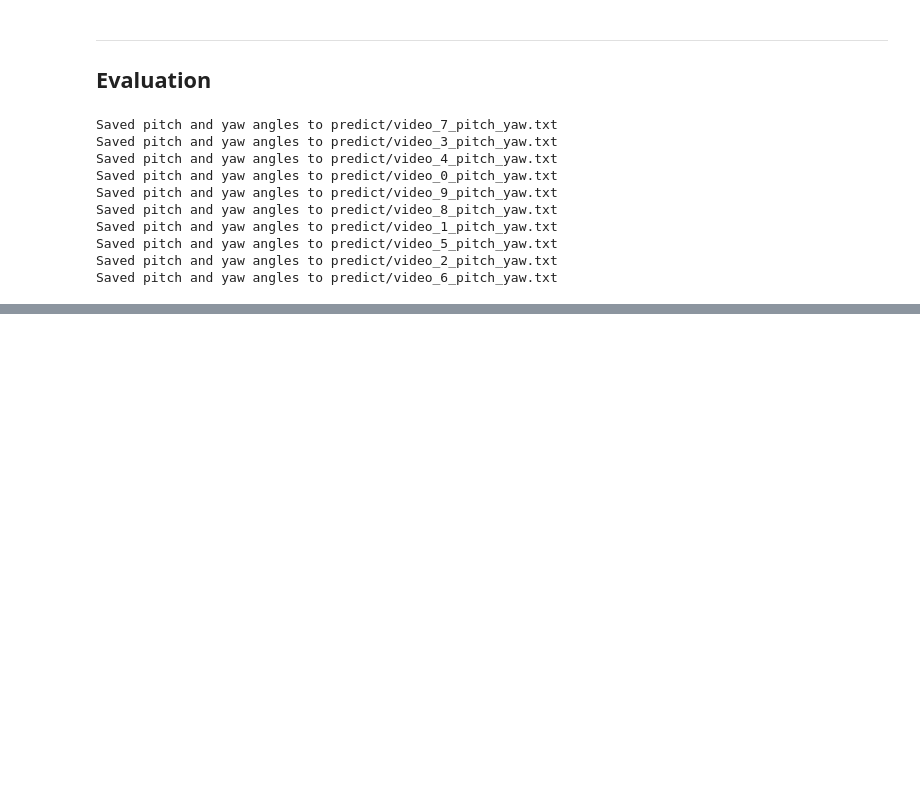
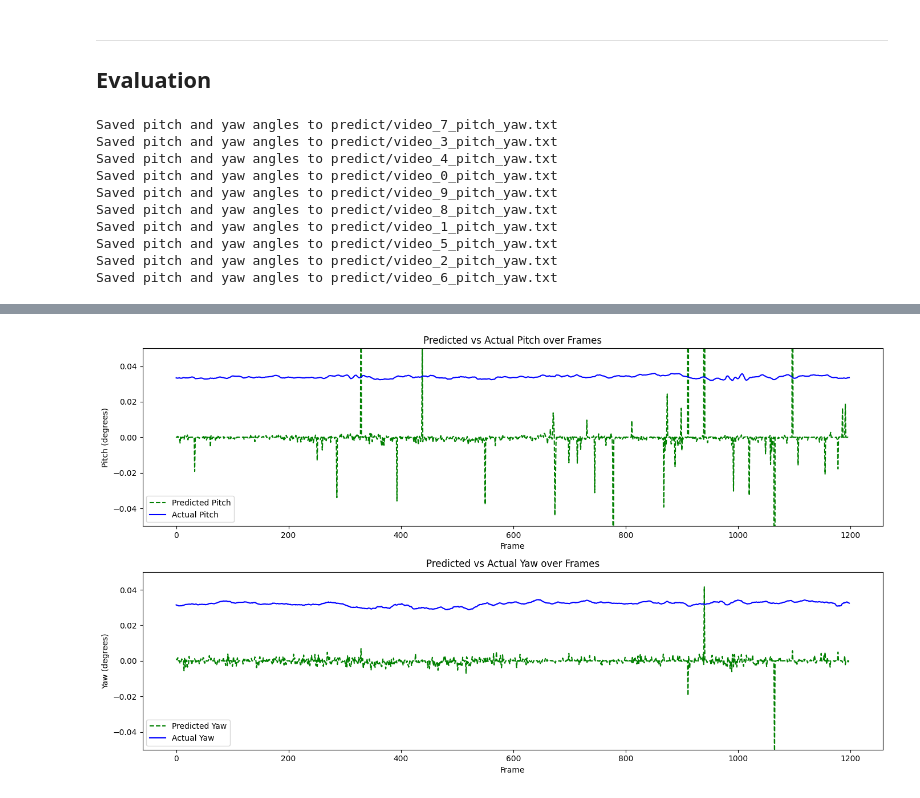
Before and after one commit to shaeantoine/calib_challenge, a Jupyter notebook: vo.ipynb, the cells around one changed output, grey strips where cells are left out. Cells and saved outputs as stored; diff of their text form; code cells hidden in the pictures; blank space fills up the shorter version.

```diff
--- a/vo.ipynb
+++ b/vo.ipynb
@@ -420,0 +404,82 @@ Mean Squared Error for Yaw (Linear Regression): 0.0010283513512823592
+# %%
+import numpy as np
+import pandas as pd
+import matplotlib.pyplot as plt
+from sklearn.metrics import mean_squared_error
+
+# Load prediction and real data for both pitch and yaw
+pred_pitch_yaw = np.loadtxt('predict/video_0_pitch_yaw.txt')
+real_pitch_yaw = np.loadtxt('labeled/0.txt')
+
+# Extract pitch and yaw from both the predictions and the real data
+pred_pitch = pred_pitch_yaw[:, 0]  # First column is pitch
+pred_yaw = pred_pitch_yaw[:, 1]    # Second column is yaw
+real_pitch = real_pitch_yaw[:, 0]  # First column is pitch
+real_yaw = real_pitch_yaw[:, 1]    # Second column is yaw
+
+# Convert to DataFrame for easier handling and removing NaN values
+pred_df = pd.DataFrame({'Pitch': pred_pitch, 'Yaw': pred_yaw})
+real_df = pd.DataFrame({'Pitch': real_pitch, 'Yaw': real_yaw})
+
+# Removing NAs
+def remove_na(pred_df, real_df):
+    merged_df = pd.concat([pred_df, real_df], axis=1, keys=['Pred', 'Real'])  # Merge together with keys for clarity
+    merged_df = merged_df.dropna()  # Remove rows with NA values
+
+    return merged_df['Pred'], merged_df['Real']  # Return prediction and real values separately
+
+# Clean data to remove NaN values
+pred_df, real_df = remove_na(pred_df, real_df)
+
+# Step 1: Calculate Mean Squared Error for both Pitch and Yaw
+mse_pitch = mean_squared_error(real_df['Pitch'], pred_df['Pitch'])
+mse_yaw = mean_squared_error(real_df['Yaw'], pred_df['Yaw'])
+
+print(f"Mean Squared Error for Pitch: {mse_pitch:.4f}")
+print(f"Mean Squared Error for Yaw: {mse_yaw:.4f}")
+
+# Step 2: Define a function to set axis limits to focus on the majority of values
+def set_focus_lims(data, margin=1.5):
+    """
+    Set the y-axis limits based on the interquartile range (IQR) to ignore outliers.
+    margin: How much to extend the limits based on the IQR range.
+    """
+    q1 = np.percentile(data, 25)
+    q3 = np.percentile(data, 75)
+    iqr = q3 - q1
+    lower_bound = q1 - margin * iqr
+    upper_bound = q3 + margin * iqr
+    return lower_bound, upper_bound
+
+# Step 3: Plot Pitch and Yaw over frames
+plt.figure(figsize=(14, 8))
+
+# Plot Pitch
+plt.subplot(2, 1, 1)
+plt.plot(pred_df.index, pred_df['Pitch'], label='Predicted Pitch', color='green', linestyle='--')
+plt.plot(real_df.index, real_df['Pitch'], label='Actual Pitch', color='blue', linestyle='-')
+plt.title('Predicted vs Actual Pitch over Frames')
+plt.xlabel('Frame')
+plt.ylabel('Pitch (degrees)')
+plt.legend()
+
+# Set y-axis limits to focus on the majority of values (ignore outliers)
+#pitch_lims = set_focus_lims(real_df['Pitch'])
+plt.ylim(-0.05, 0.05)
+
+# Plot Yaw
+plt.subplot(2, 1, 2)
+plt.plot(pred_df.index, pred_df['Yaw'], label='Predicted Yaw', color='green', linestyle='--')
+plt.plot(real_df.index, real_df['Yaw'], label='Actual Yaw', color='blue', linestyle='-')
+plt.title('Predicted vs Actual Yaw over Frames')
+plt.xlabel('Frame')
+plt.ylabel('Yaw (degrees)')
+plt.legend()
+
+# Set y-axis limits to focus on the majority of values (ignore outliers)
+#yaw_lims = set_focus_lims(real_df['Yaw'])
+plt.ylim(-0.05, 0.05)
+
+plt.tight_layout()
+plt.show()
+# %% [output]
@@ -420,0 +488 @@ Mean Squared Error for Yaw (Linear Regression): 0.0010283513512823592
+[figure, added]
```
Also changed, not shown: parts of 9 cells of this notebook, 1 other file.
